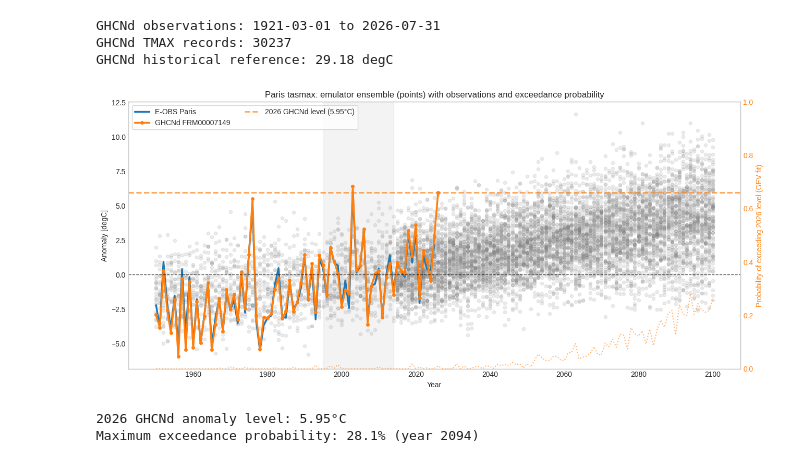
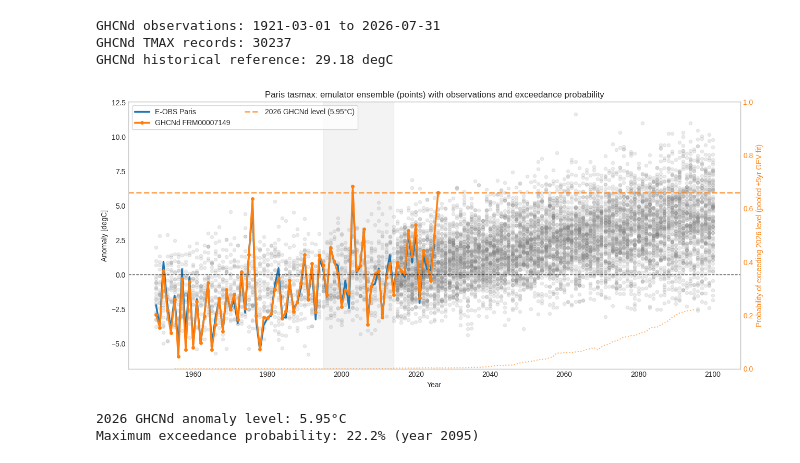
Before and after one commit to jesusff/T33-Emulator-hub, a Jupyter notebook: notebooks/city_level_emulator_ensemble_and_observations.ipynb, the cells around one changed output. Drawn from its saved outputs; the diff is of its cells as text; code cells hidden in the pictures.

Commit message:
Use 11-year pooled fit

```diff
--- a/notebooks/city_level_emulator_ensemble_and_observations.ipynb
+++ b/notebooks/city_level_emulator_ensemble_and_observations.ipynb
@@ -286,6 +286,7 @@ GHCNd observations: 1921-03-01 to 2026-07-31
 GHCNd TMAX records: 30237
 GHCNd historical reference: 29.18 degC
 # %%
+import numpy as np
 from scipy.stats import genextreme
 
 if CITY == "Paris":
@@ -332,23 +333,34 @@ if CITY == "Paris":
         label=f"2026 GHCNd level ({ghcnd_2026_anomaly:.2f}°C)",
     )
 
-    def gev_exceedance_probability(year_data, threshold, min_samples=8):
-        # each yearly value is itself a 15-day running-mean maximum, so the
-        # ensemble members for a given year are samples of a block maximum,
-        # which the GEV family is designed to describe
-        if len(year_data) < min_samples:
-            return (year_data > threshold).sum() / len(year_data)
-        shape, loc, scale = genextreme.fit(year_data)
+    POOL_HALF_WINDOW = 5
+
+    def pooled_gev_exceedance_probability(year, threshold, half_window=POOL_HALF_WINDOW, min_samples=8):
+        # neighboring years share essentially the same forcing, so pooling
+        # +-half_window years around the target year gives a larger, still
+        # representative sample of the stochastic block-maxima for that period
+        window_data = anomaly_metric.sel(
+            year=slice(year - half_window, year + half_window)
+        ).values.ravel()
+        window_data = window_data[~np.isnan(window_data)]
+        if len(window_data) < min_samples:
+            return (window_data > threshold).sum() / len(window_data)
+        shape, loc, scale = genextreme.fit(window_data)
         return genextreme.sf(threshold, shape, loc=loc, scale=scale)
+
+    all_years = sorted(anomaly_metric.year.values)
+    valid_years = [
+        y for y in all_years
+        if y - POOL_HALF_WINDOW >= all_years[0]
+        and y + POOL_HALF_WINDOW <= all_years[-1]
+    ]
 
     exceedance_prob = []
     years = []
-    for year in sorted(anomaly_metric.year.values):
-        year_data = anomaly_metric.sel(year=year).dropna(dim="member").values
-        if len(year_data) > 0:
-            prob = gev_exceedance_probability(year_data, ghcnd_2026_anomaly)
-            exceedance_prob.append(prob)
-            years.append(year)
+    for year in valid_years:
+        prob = pooled_gev_exceedance_probability(year, ghcnd_2026_anomaly)
+        exceedance_prob.append(prob)
+        years.append(year)
 
     ax2 = ax1.twinx()
     ax2.plot(
@@ -358,10 +370,10 @@ if CITY == "Paris":
         linewidth=1.5,
         alpha=0.6,
         linestyle=":",
-        label="Exceedance probability (GEV fit)",
+        label=f"Exceedance probability (pooled ±{POOL_HALF_WINDOW}yr GEV fit)",
     )
     ax2.set_ylabel(
-        "Probability of exceeding 2026 level (GEV fit)",
+        f"Probability of exceeding 2026 level (pooled ±{POOL_HALF_WINDOW}yr GEV fit)",
         color="#ff7f0e",
     )
     ax2.tick_params(axis="y", labelcolor="#ff7f0e")
@@ -386,33 +398,33 @@ if CITY == "Paris":
     ax1.axhline(
         0,
         color="black",
         linewidth=1.0,
         linestyle="--",
         alpha=0.7,
     )
     ax1.legend(
         loc="upper left",
         frameon=True,
         ncols=2,
     )
     ax1.grid(False)
     plt.tight_layout()
 
     save_figure(
         fig,
         f"104_{CITY}_{VARIABLE}_{DIAGNOSTIC_ID}_points_exceedance",
         config,
     )
     plt.show()
 
     print(
         f"2026 GHCNd anomaly level: {ghcnd_2026_anomaly:.2f}°C"
     )
     print(
         f"Maximum exceedance probability: "
         f"{max(exceedance_prob):.1%} (year {years[exceedance_prob.index(max(exceedance_prob))]})"
     )
 # %% [output]
-[figure, old version]
+[figure, new version]
 2026 GHCNd anomaly level: 5.95°C
-Maximum exceedance probability: 28.1% (year 2094)
+Maximum exceedance probability: 22.2% (year 2095)
```
